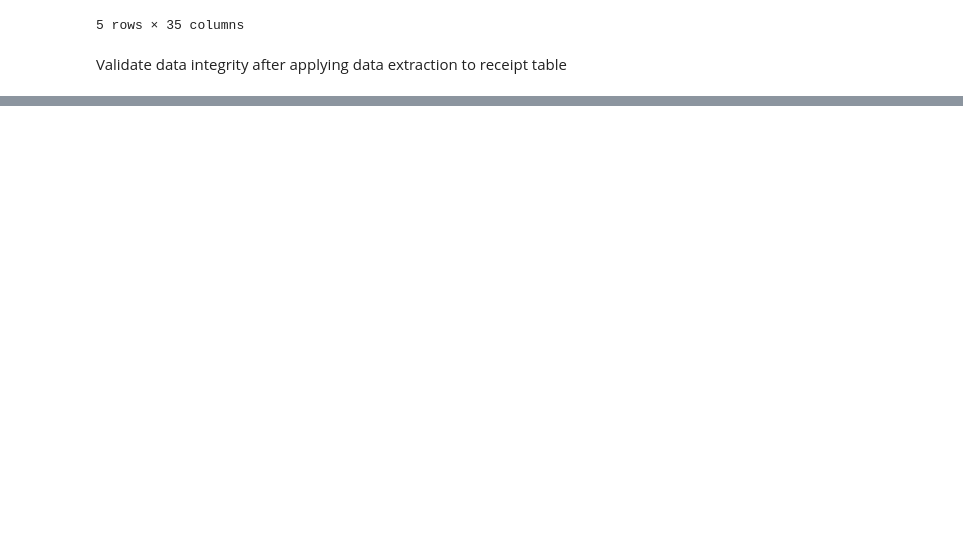
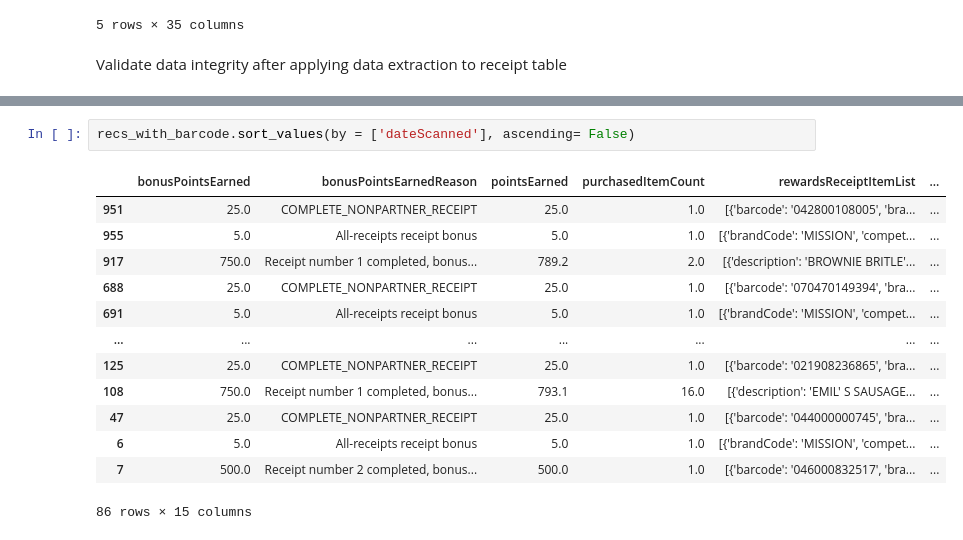
Before and after one commit to janelawrence/fetch-assignment, a Jupyter notebook: analysis.ipynb, the cells around one changed output, grey strips where cells are left out. Drawn from its saved outputs; the diff is of its cells as text; blank space fills up the shorter version.

```diff
--- a/analysis.ipynb
+++ b/analysis.ipynb
@@ -178,0 +968,16 @@ Total number of receipt rewards items extracted: 6941
+# %%
+recs_with_barcode.sort_values(by = ['dateScanned'], ascending= False)
+# %% [output]
+|  | bonusPointsEarned | bonusPointsEarnedReason | pointsEarned | purchasedItemCount | rewardsReceiptItemList | ... |
+| 951 | 25.0 | COMPLETE_NONPARTNER_RECEIPT | 25.0 | 1.0 | [{'barcode': '042800108005', 'bra... | ... |
+| 955 | 5.0 | All-receipts receipt bonus | 5.0 | 1.0 | [{'brandCode': 'MISSION', 'compet... | ... |
+| 917 | 750.0 | Receipt number 1 completed, bonus... | 789.2 | 2.0 | [{'description': 'BROWNIE BRITLE'... | ... |
+| 688 | 25.0 | COMPLETE_NONPARTNER_RECEIPT | 25.0 | 1.0 | [{'barcode': '070470149394', 'bra... | ... |
+| 691 | 5.0 | All-receipts receipt bonus | 5.0 | 1.0 | [{'brandCode': 'MISSION', 'compet... | ... |
+| ... | ... | ... | ... | ... | ... | ... |
+| 125 | 25.0 | COMPLETE_NONPARTNER_RECEIPT | 25.0 | 1.0 | [{'barcode': '021908236865', 'bra... | ... |
+| 108 | 750.0 | Receipt number 1 completed, bonus... | 793.1 | 16.0 | [{'description': 'EMIL' S SAUSAGE... | ... |
+| 47 | 25.0 | COMPLETE_NONPARTNER_RECEIPT | 25.0 | 1.0 | [{'barcode': '044000000745', 'bra... | ... |
+| 6 | 5.0 | All-receipts receipt bonus | 5.0 | 1.0 | [{'brandCode': 'MISSION', 'compet... | ... |
+| 7 | 500.0 | Receipt number 2 completed, bonus... | 500.0 | 1.0 | [{'barcode': '046000832517', 'bra... | ... |
+86 rows × 15 columns
```
Also changed, not shown: parts of 69 cells of this notebook, 1 other file.
